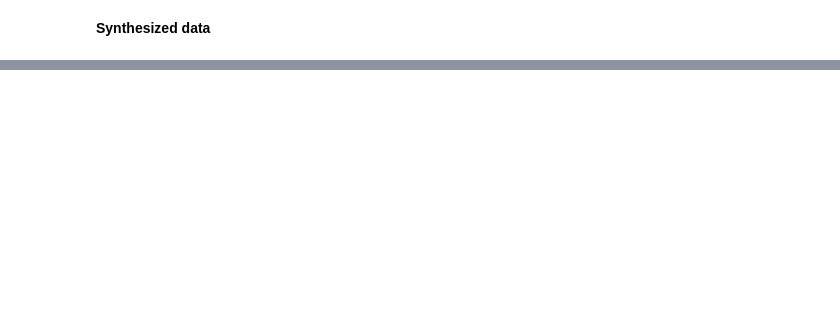
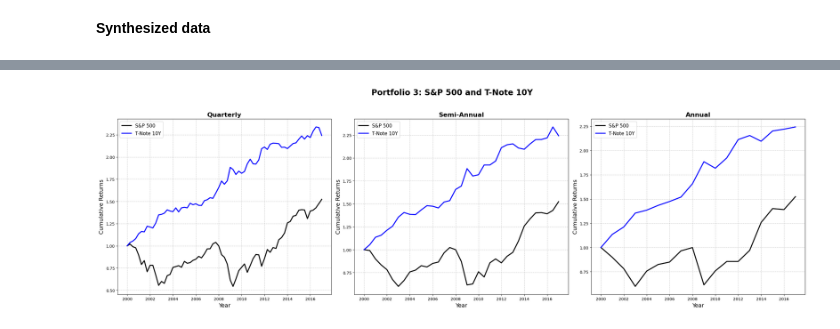
Before and after one commit to FlyingParachute/MathFin_RL, a Jupyter notebook: src/data_process.ipynb, the cells around one changed output, grey strips where cells are left out. Drawn from its saved outputs; the diff is of its cells as text; code cells hidden in the pictures; blank space fills up the shorter version.

```diff
--- a/src/data_process.ipynb
+++ b/src/data_process.ipynb
@@ -226,0 +222,13 @@ plt.tight_layout()
+# %%
+# Portfolio 3: SPX and TNOTE，彭博版本
+ptf_3_quarterly = pd.merge(sp500_quarterly['SPXret_1q'], TNOTE_quarterly['TNOTEret_1q'], left_index=True, right_index=True)
+ptf_3_quarterly = ptf_3_quarterly.dropna()
+ptf_3_semi_annual = pd.merge(sp500_semi_annual['SPXret_s'], TNOTE_semi_annual['TNOTEret_s'], left_index=True, right_index=True)
+ptf_3_semi_annual = ptf_3_semi_annual.dropna()
+ptf_3_annual = pd.merge(sp500_annual['SPXret_a'], TNOTE_annual['TNOTEret_a'], left_index=True, right_index=True)
+ptf_3_annual = ptf_3_annual.dropna()
+
+with pd.ExcelWriter("../data/processed/Portfolio_3.xlsx") as writer:
+    ptf_3_quarterly.to_excel(writer, sheet_name='Quarterly')
+    ptf_3_semi_annual.to_excel(writer, sheet_name='Semi Annually')
+    ptf_3_annual.to_excel(writer, sheet_name='Yearly')
@@ -226,0 +304,55 @@ plt.tight_layout()
+# %%
+# Portfolio 3: SPX and TNOTE
+plot_data_3_quarterly = ptf_3_quarterly.loc[plot_start_date:plot_end_date]
+plot_data_3_semi_annual = ptf_3_semi_annual.loc[plot_start_date:plot_end_date]
+plot_data_3_annual = ptf_3_annual.loc[plot_start_date:plot_end_date]
+
+plt.figure(figsize=(25, 8))
+
+# Quarterly
+plt.subplot(1, 3, 1)
+spx_q = (1 + plot_data_3_quarterly['SPXret_1q']).cumprod()
+t_note_q = (1 + plot_data_3_quarterly['TNOTEret_1q']).cumprod()
+spx_q = add_initial_point(spx_q, plot_start_date)
+t_note_q = add_initial_point(t_note_q, plot_start_date)
+plt.plot(spx_q, label='S&P 500', linewidth=2.5, color='black')
+plt.plot(t_note_q, label='T-Note 10Y', linewidth=2.5, color='blue')
+plt.title('Quarterly', fontsize=16, fontweight='bold')
+plt.xlabel('Year', fontsize=14)
+plt.ylabel('Cumulative Returns', fontsize=14)
+plt.grid(True, linestyle='--', alpha=0.7)
+plt.legend(loc='upper left', fontsize=12)
+
+# Semi-Annual
+plt.subplot(1, 3, 2)
+spx_s = (1 + plot_data_3_semi_annual['SPXret_s']).cumprod()
+t_note_s = (1 + plot_data_3_semi_annual['TNOTEret_s']).cumprod()
+spx_s = add_initial_point(spx_s, plot_start_date)
+t_note_s = add_initial_point(t_note_s, plot_start_date)
+plt.plot(spx_s, label='S&P 500', linewidth=2.5, color='black')
+plt.plot(t_note_s, label='T-Note 10Y', linewidth=2.5, color='blue')
+plt.title('Semi-Annual', fontsize=16, fontweight='bold')
+plt.xlabel('Year', fontsize=14)
+plt.ylabel('Cumulative Returns', fontsize=14)
+plt.grid(True, linestyle='--', alpha=0.7)
+plt.legend(loc='upper left', fontsize=12)
+
+# Annual
+plt.subplot(1, 3, 3)
+spx_a = (1 + plot_data_3_annual['SPXret_a']).cumprod()
+t_note_a = (1 + plot_data_3_annual['TNOTEret_a']).cumprod()
+spx_a = add_initial_point(spx_a, plot_start_date)
+t_note_a = add_initial_point(t_note_a, plot_start_date)
+plt.plot(spx_a, label='S&P 500', linewidth=2.5, color='black')
+plt.plot(t_note_a, label='T-Note 10Y', linewidth=2.5, color='blue')
+plt.title('Annual', fontsize=16, fontweight='bold')
+plt.xlabel('Year', fontsize=14)
+plt.ylabel('Cumulative Returns', fontsize=14)
+plt.grid(True, linestyle='--', alpha=0.7)
+plt.legend(loc='upper left', fontsize=12)
+
+plt.suptitle('Portfolio 3: S&P 500 and T-Note 10Y', fontsize=20, fontweight='bold')
+plt.tight_layout(rect=[0, 0, 1, 0.95])
+plt.show()
+# %% [output]
+[figure, added]
```
Also changed, not shown: parts of 15 cells of this notebook, 3 other files.
